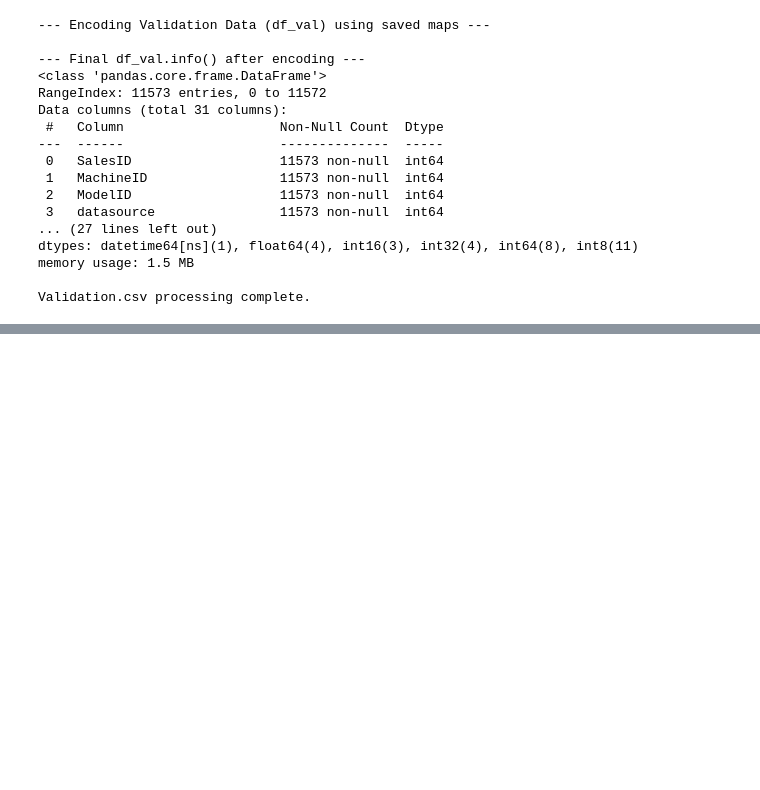
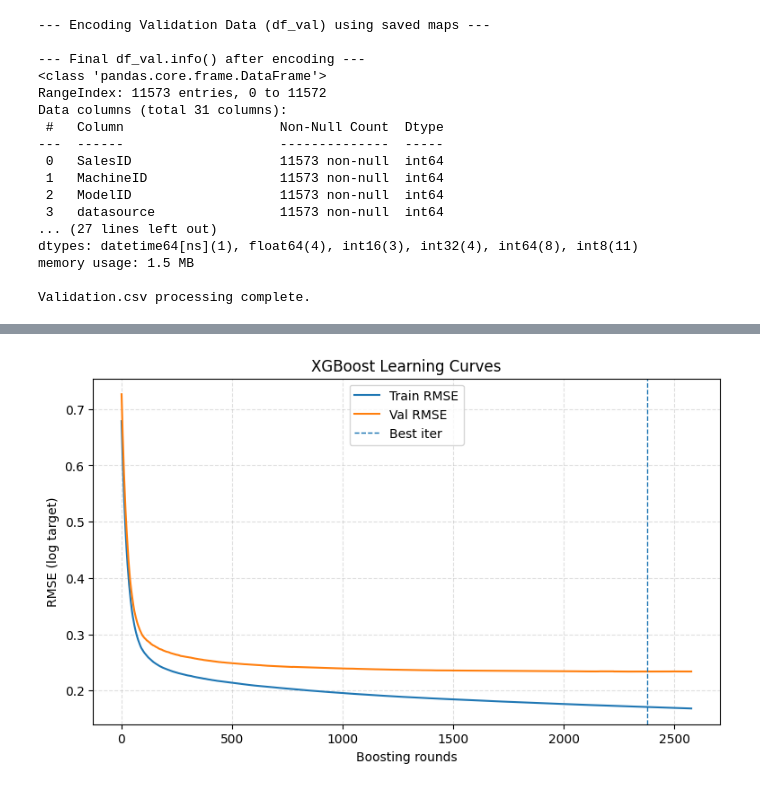
Before and after one commit to kunal768/CMPE255-Predicting-Bulldozer-Auction-Prices, a Jupyter notebook: XGBoost_regression_model.ipynb, the cells around one changed output, grey strips where cells are left out. Drawn from its saved outputs; the diff is of its cells as text; code cells hidden in the pictures; blank space fills up the shorter version.

```diff
--- a/XGBoost_regression_model.ipynb
+++ b/XGBoost_regression_model.ipynb
@@ -1537,10 +938,0 @@ We initialized an `XGBRegressor` model from the `xgboost` library. We used a `ra
-# %%
-from xgboost import XGBRegressor
-
-# Initialize the XGBoost Regressor model
-xgb_model = XGBRegressor(random_state=42) # Using random_state for reproducibility
-
-# Train the XGBoost model
-xgb_model.fit(X_train_scaled, y_train)
-
-print("XGBoost Regressor model trained successfully.")
@@ -2007,0 +1361,36 @@ Overall, the visualization clearly indicates that **XGBoost Regressor is a super
+# %%
+# Learning curves
+def _safe_evals_result(model):
+    try:
+        er = model.evals_result()
+        if isinstance(er, dict) and er:
+            return er
+    except Exception:
+        pass
+    try:
+        booster = model.get_booster()
+        er = booster.evals_result()
+        if isinstance(er, dict) and er:
+            return er
+    except Exception:
+        pass
+    return None
+
+er = _safe_evals_result(xgb_model)
+if er is not None:
+    # Keys are typically like: {'validation_0': {'rmse': [...]}, 'validation_1': {'rmse': [...]} }
+    plt.figure(figsize=(9,5))
+    if "validation_0" in er and "rmse" in er["validation_0"]:
+        plt.plot(er["validation_0"]["rmse"], label="Train RMSE")
+    if "validation_1" in er and "rmse" in er["validation_1"]:
+        plt.plot(er["validation_1"]["rmse"], label="Val RMSE")
+    if isinstance(best_iter, (int, np.integer)):
+        plt.axvline(int(best_iter), ls="--", lw=1, label="Best iter")
+    plt.xlabel("Boosting rounds")
+    plt.ylabel("RMSE (log target)")
+    plt.title("XGBoost Learning Curves")
+    plt.legend()
+    plt.grid(True, linestyle='--', alpha=0.4)
+    plt.show()
+# %% [output]
+[figure, added]
```
Also changed, not shown: parts of 98 cells of this notebook.
